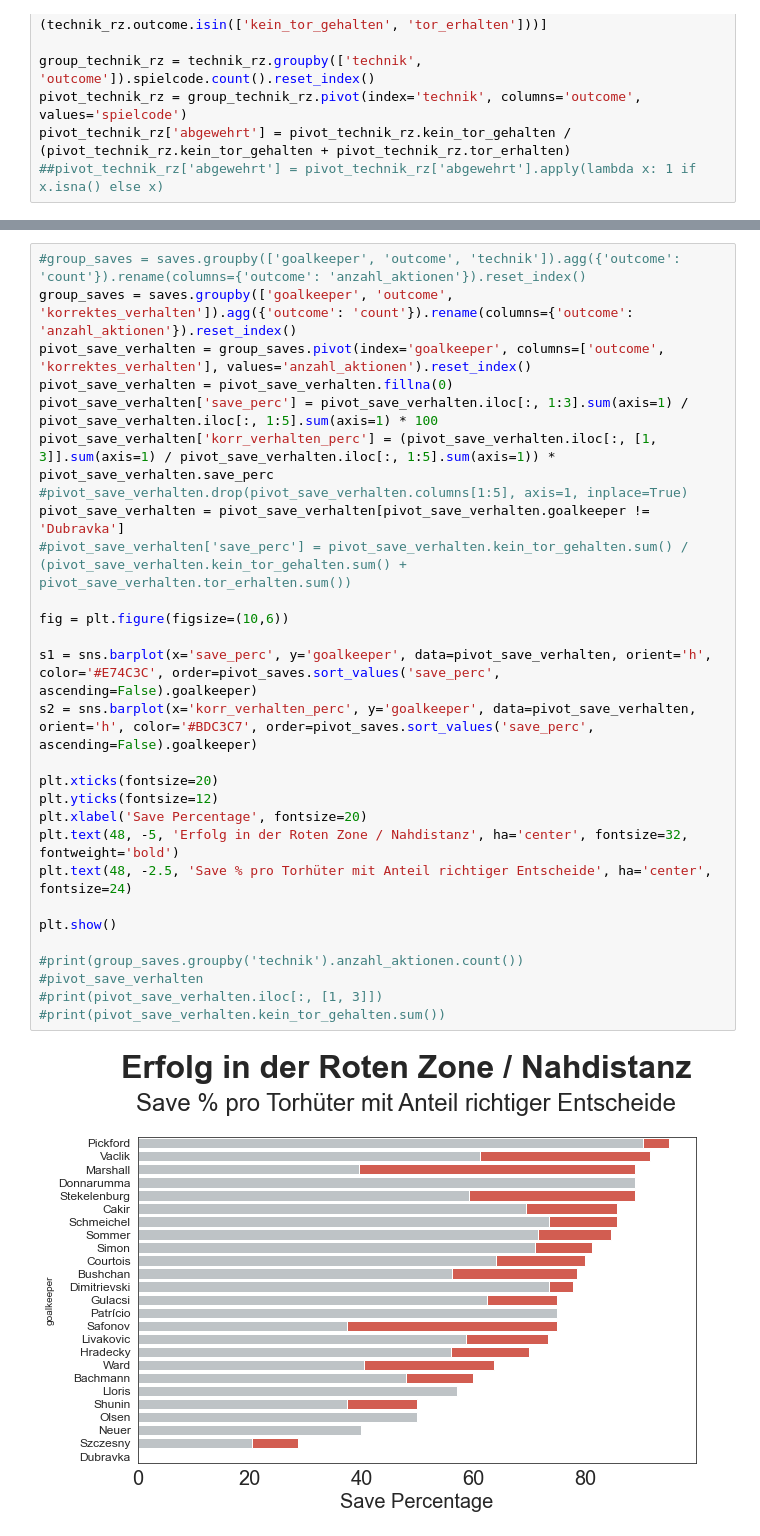
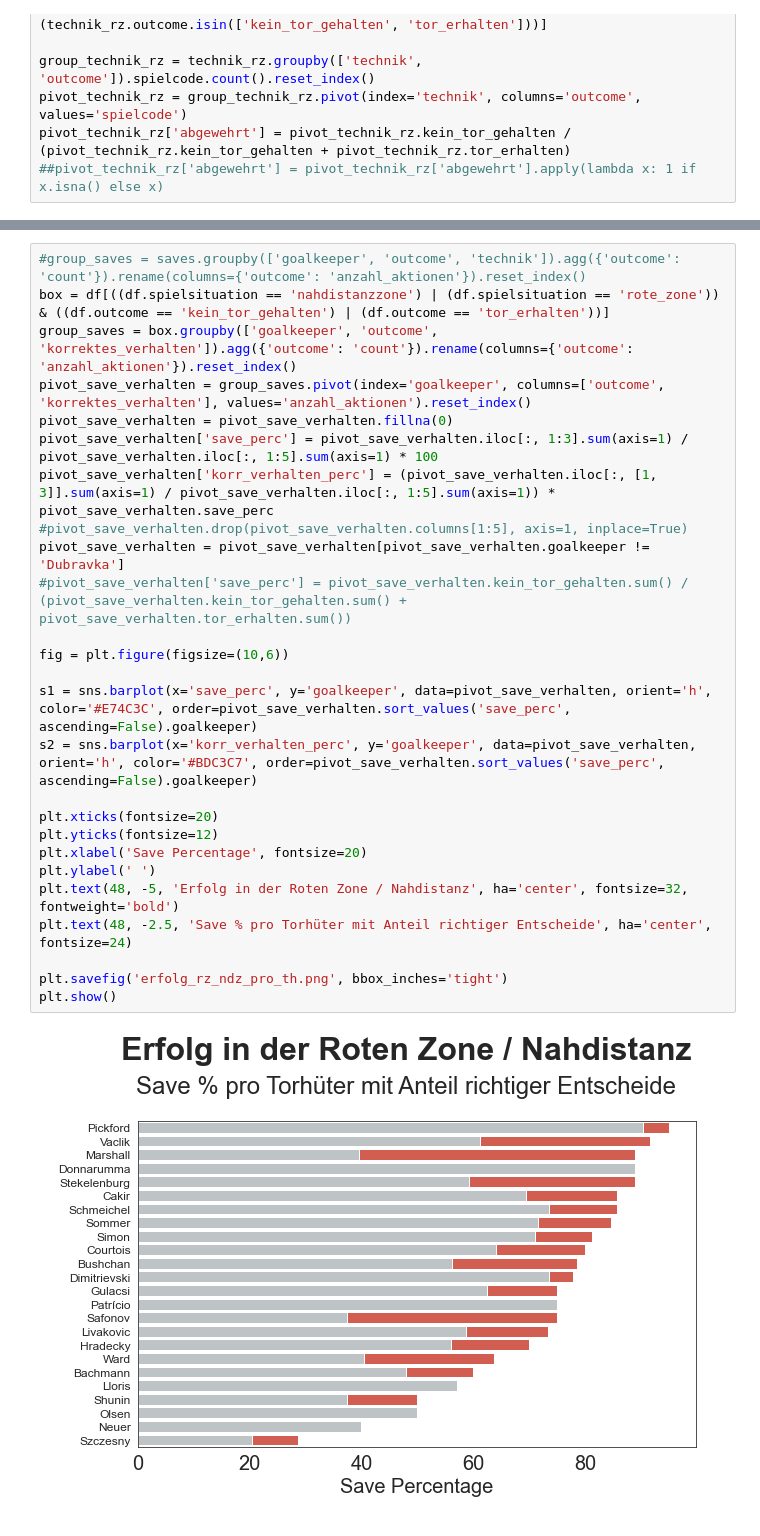
Before and after one commit to keepertrainer78698/youth-base, a Jupyter notebook: goalkeeping/euro2020/sfv-analysis.ipynb, the cells around one changed output, grey strips where cells are left out. Saved outputs shown, nothing was run; the diff lists cells and outputs as text.

```diff
--- a/goalkeeping/euro2020/sfv-analysis.ipynb
+++ b/goalkeeping/euro2020/sfv-analysis.ipynb
@@ -471,30 +413,28 @@ should_stay                      NaN           2.0        NaN
 # %%
 #group_saves = saves.groupby(['goalkeeper', 'outcome', 'technik']).agg({'outcome': 'count'}).rename(columns={'outcome': 'anzahl_aktionen'}).reset_index()
-group_saves = saves.groupby(['goalkeeper', 'outcome', 'korrektes_verhalten']).agg({'outcome': 'count'}).rename(columns={'outcome': 'anzahl_aktionen'}).reset_index()
+box = df[((df.spielsituation == 'nahdistanzzone') | (df.spielsituation == 'rote_zone')) & ((df.outcome == 'kein_tor_gehalten') | (df.outcome == 'tor_erhalten'))]
+group_saves = box.groupby(['goalkeeper', 'outcome', 'korrektes_verhalten']).agg({'outcome': 'count'}).rename(columns={'outcome': 'anzahl_aktionen'}).reset_index()
 pivot_save_verhalten = group_saves.pivot(index='goalkeeper', columns=['outcome', 'korrektes_verhalten'], values='anzahl_aktionen').reset_index()
 pivot_save_verhalten = pivot_save_verhalten.fillna(0)
 pivot_save_verhalten['save_perc'] = pivot_save_verhalten.iloc[:, 1:3].sum(axis=1) / pivot_save_verhalten.iloc[:, 1:5].sum(axis=1) * 100
 pivot_save_verhalten['korr_verhalten_perc'] = (pivot_save_verhalten.iloc[:, [1, 3]].sum(axis=1) / pivot_save_verhalten.iloc[:, 1:5].sum(axis=1)) * pivot_save_verhalten.save_perc
 #pivot_save_verhalten.drop(pivot_save_verhalten.columns[1:5], axis=1, inplace=True)
 pivot_save_verhalten = pivot_save_verhalten[pivot_save_verhalten.goalkeeper != 'Dubravka']
 #pivot_save_verhalten['save_perc'] = pivot_save_verhalten.kein_tor_gehalten.sum() / (pivot_save_verhalten.kein_tor_gehalten.sum() + pivot_save_verhalten.tor_erhalten.sum())
 
 fig = plt.figure(figsize=(10,6))
 
-s1 = sns.barplot(x='save_perc', y='goalkeeper', data=pivot_save_verhalten, orient='h', color='#E74C3C', order=pivot_saves.sort_values('save_perc', ascending=False).goalkeeper)
-s2 = sns.barplot(x='korr_verhalten_perc', y='goalkeeper', data=pivot_save_verhalten, orient='h', color='#BDC3C7', order=pivot_saves.sort_values('save_perc', ascending=False).goalkeeper)
+s1 = sns.barplot(x='save_perc', y='goalkeeper', data=pivot_save_verhalten, orient='h', color='#E74C3C', order=pivot_save_verhalten.sort_values('save_perc', ascending=False).goalkeeper)
+s2 = sns.barplot(x='korr_verhalten_perc', y='goalkeeper', data=pivot_save_verhalten, orient='h', color='#BDC3C7', order=pivot_save_verhalten.sort_values('save_perc', ascending=False).goalkeeper)
 
 plt.xticks(fontsize=20)
 plt.yticks(fontsize=12)
 plt.xlabel('Save Percentage', fontsize=20)
+plt.ylabel(' ')
 plt.text(48, -5, 'Erfolg in der Roten Zone / Nahdistanz', ha='center', fontsize=32, fontweight='bold')
 plt.text(48, -2.5, 'Save % pro Torhüter mit Anteil richtiger Entscheide', ha='center', fontsize=24)
 
+plt.savefig('erfolg_rz_ndz_pro_th.png', bbox_inches='tight')
 plt.show()
-
-#print(group_saves.groupby('technik').anzahl_aktionen.count())
-#pivot_save_verhalten
-#print(pivot_save_verhalten.iloc[:, [1, 3]])
-#print(pivot_save_verhalten.kein_tor_gehalten.sum())
 # %% [output]
-[figure, old version]
+[figure, new version]
```
Also changed, not shown: parts of 9 cells of this notebook, 7 other files.
